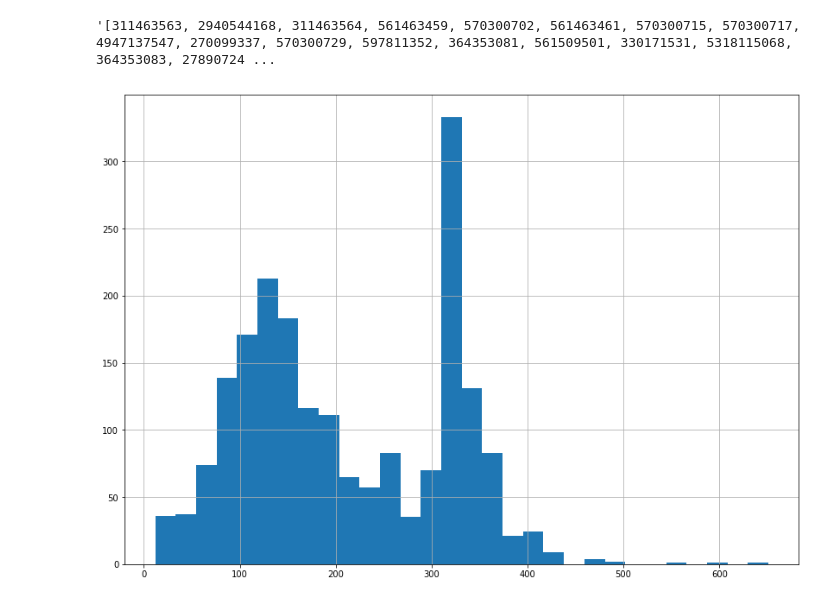
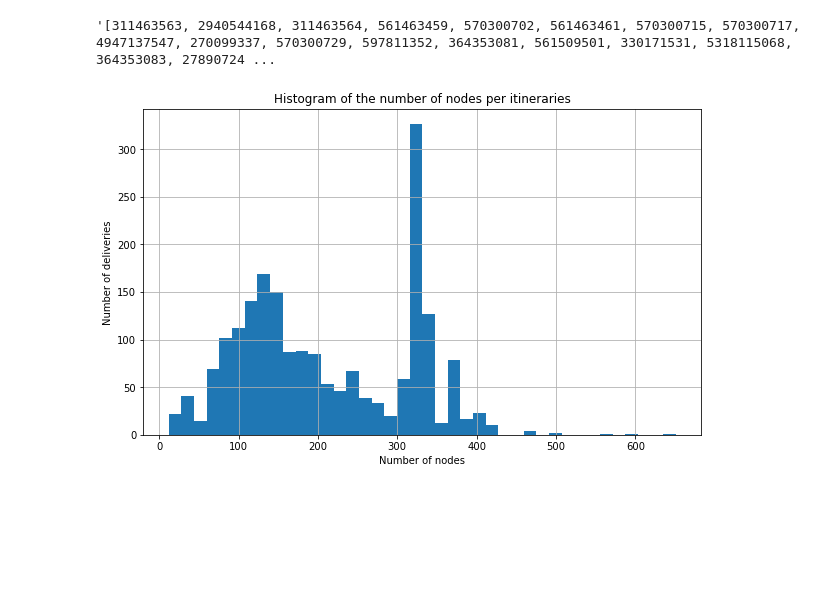
Before and after one commit to davidedidio/dataviz-smood, a Jupyter notebook: notebooks/analysis.ipynb, the cells around one changed output. Drawn from its saved outputs; the diff is of its cells as text; code cells hidden in the pictures; blank space fills up the shorter version.

```diff
--- a/notebooks/analysis.ipynb
+++ b/notebooks/analysis.ipynb
@@ -55,9 +58,12 @@ data.iloc[0].road
 '[311463563, 2940544168, 311463564, 561463459, 570300702, 561463461, 570300715, 570300717, 4947137547, 270099337, 570300729, 597811352, 364353081, 561509501, 330171531, 5318115068, 364353083, 27890724 ...
 # %%
 data["num_nodes"] = data["road"].apply(lambda x: len(x.split()))
-# %%
-plt.figure(figsize=(14,10))
-data["num_nodes"].hist(bins=30)
-plt.show()
-# %% [output]
-[figure, removed]
+# %%
+plt.figure(figsize=(10,6))
+data["num_nodes"].hist(bins=40)
+plt.xlabel('Number of nodes')
+plt.ylabel('Number of deliveries')
+plt.title('Histogram of the number of nodes per itineraries')
+p=plt.show()
+# %% [output]
+[figure, added]
```
Also changed, not shown: parts of 10 cells of this notebook, 2 other files.
